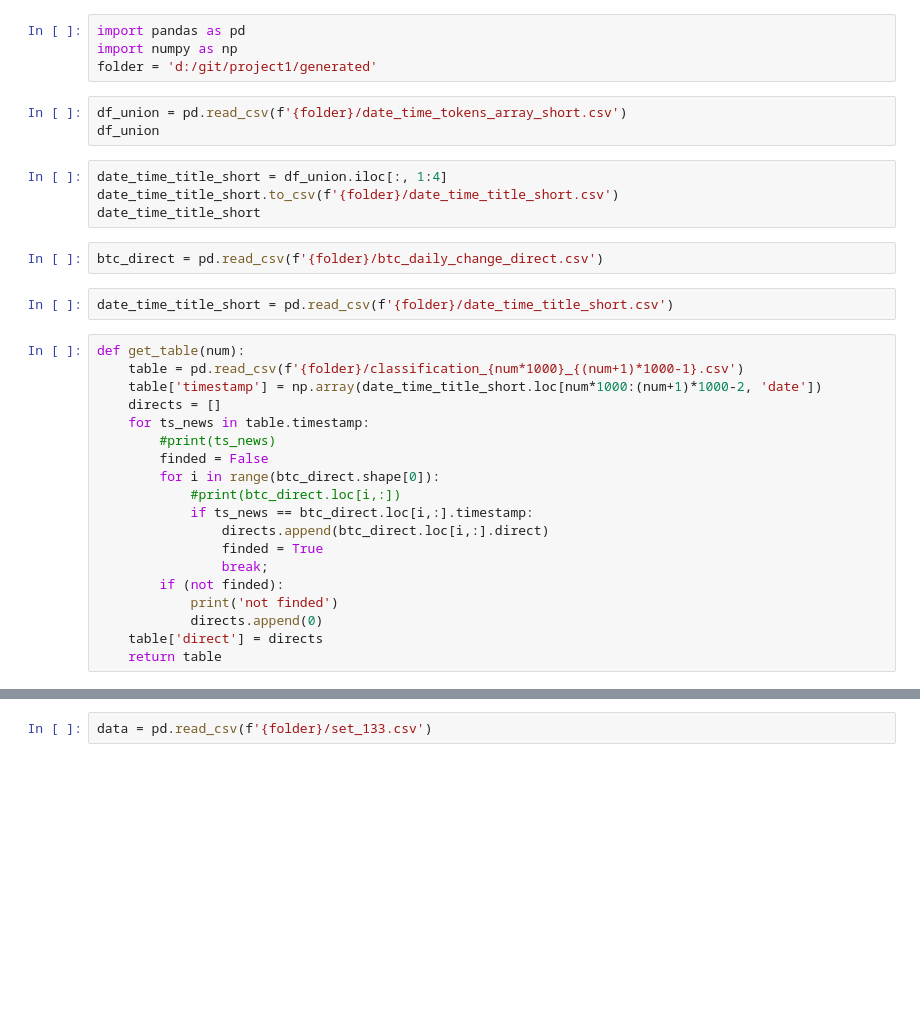
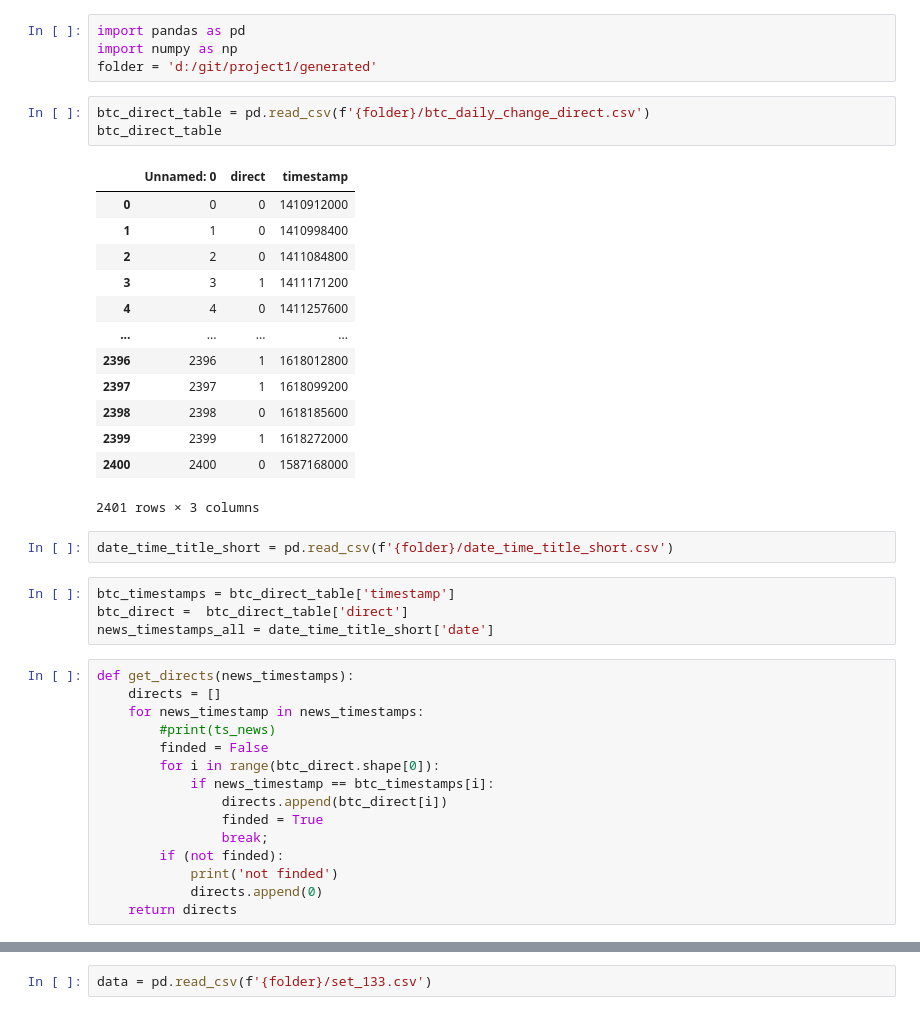
Before and after one commit to MasterElp/project1, a Jupyter notebook: 7_merge_news_cls_datetime.ipynb, the cells around one changed output, grey strips where cells are left out. Cells and saved outputs as stored; diff of their text form; blank space fills up the shorter version.

```diff
--- a/7_merge_news_cls_datetime.ipynb
+++ b/7_merge_news_cls_datetime.ipynb
@@ -2,33 +2,41 @@
 import pandas as pd
 import numpy as np
 folder = 'd:/git/project1/generated'
-# %%
-df_union = pd.read_csv(f'{folder}/date_time_tokens_array_short.csv')
-df_union
-# %%
-date_time_title_short = df_union.iloc[:, 1:4]
-date_time_title_short.to_csv(f'{folder}/date_time_title_short.csv')
-date_time_title_short
 # %%
-btc_direct = pd.read_csv(f'{folder}/btc_daily_change_direct.csv')
+btc_direct_table = pd.read_csv(f'{folder}/btc_daily_change_direct.csv')
+btc_direct_table
+# %% [output]
+|  | Unnamed: 0 | direct | timestamp |
+| 0 | 0 | 0 | 1410912000 |
+| 1 | 1 | 0 | 1410998400 |
+| 2 | 2 | 0 | 1411084800 |
+| 3 | 3 | 1 | 1411171200 |
+| 4 | 4 | 0 | 1411257600 |
+| ... | ... | ... | ... |
+| 2396 | 2396 | 1 | 1618012800 |
+| 2397 | 2397 | 1 | 1618099200 |
+| 2398 | 2398 | 0 | 1618185600 |
+| 2399 | 2399 | 1 | 1618272000 |
+| 2400 | 2400 | 0 | 1587168000 |
+2401 rows × 3 columns
 # %%
 date_time_title_short = pd.read_csv(f'{folder}/date_time_title_short.csv')
+# %%
+btc_timestamps = btc_direct_table['timestamp']
+btc_direct =  btc_direct_table['direct']
+news_timestamps_all = date_time_title_short['date']
 # %%
-def get_table(num):
-    table = pd.read_csv(f'{folder}/classification_{num*1000}_{(num+1)*1000-1}.csv')
-    table['timestamp'] = np.array(date_time_title_short.loc[num*1000:(num+1)*1000-2, 'date'])
+def get_directs(news_timestamps):
     directs = []
-    for ts_news in table.timestamp:
+    for news_timestamp in news_timestamps:
         #print(ts_news)
         finded = False
         for i in range(btc_direct.shape[0]):
-            #print(btc_direct.loc[i,:])
-            if ts_news == btc_direct.loc[i,:].timestamp:
-                directs.append(btc_direct.loc[i,:].direct)
+            if news_timestamp == btc_timestamps[i]:
+                directs.append(btc_direct[i])
                 finded = True
                 break;
         if (not finded):
             print('not finded')
             directs.append(0)
-    table['direct'] = directs
-    return table
+    return directs
```
Also changed, not shown: parts of 4 cells of this notebook.
